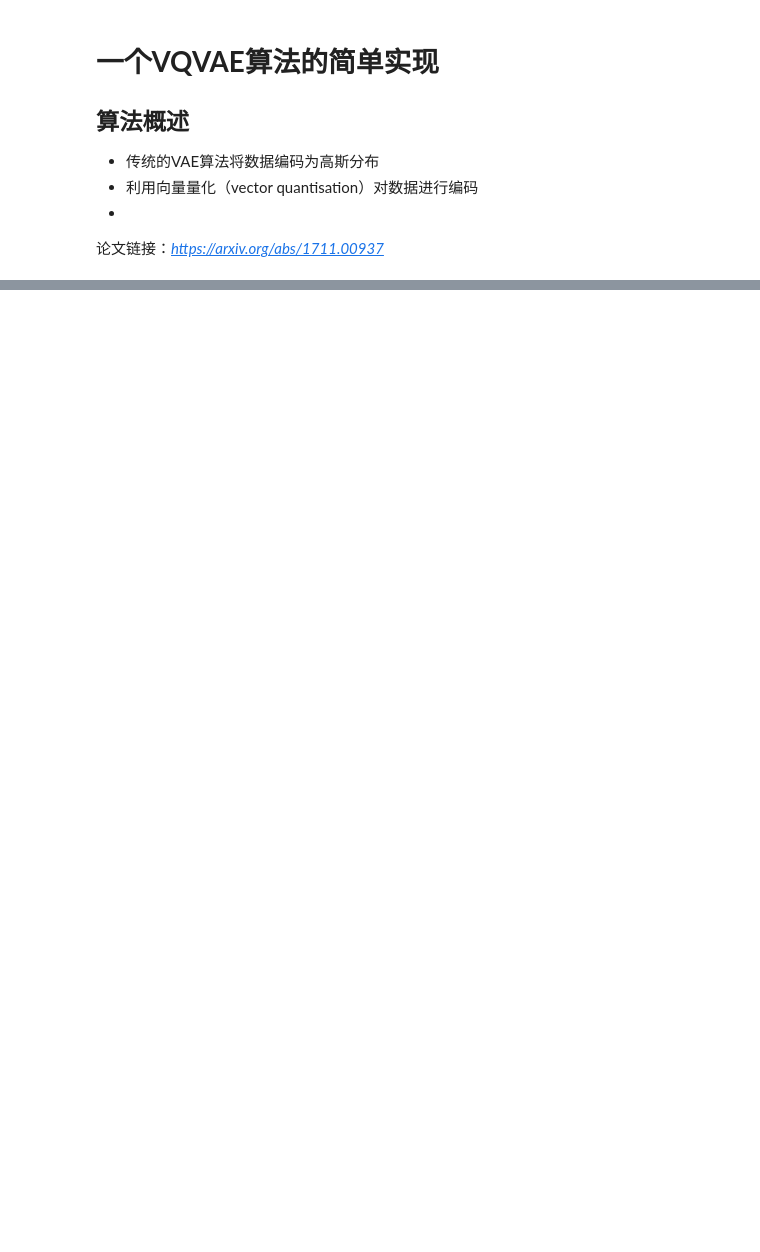
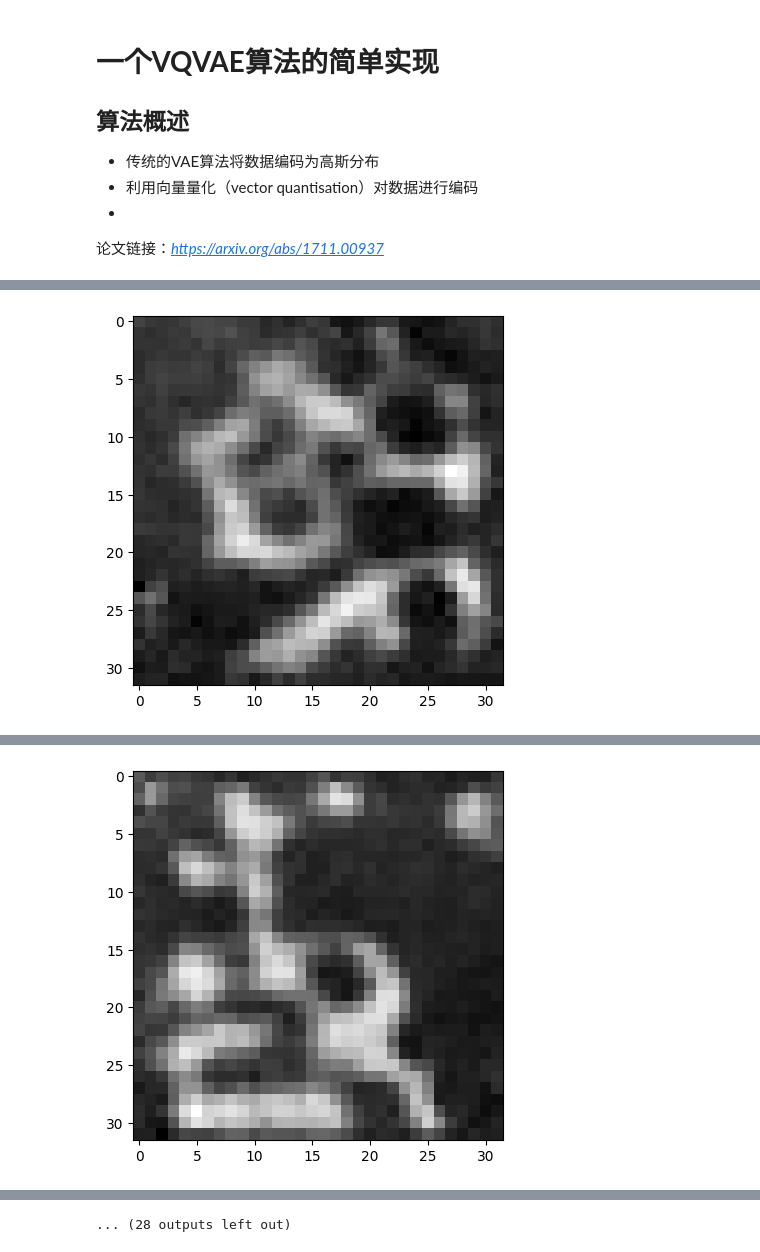
Before and after one commit to yangguanqunit/demo_code, a Jupyter notebook: generative_model/VQVAE.ipynb, the cells around one changed output, grey strips where cells are left out. Cells and saved outputs as stored; diff of their text form; code cells hidden in the pictures; blank space fills up the shorter version.

Commit message:
finished training process of vqvae

```diff
--- a/generative_model/VQVAE.ipynb
+++ b/generative_model/VQVAE.ipynb
@@ -131,20 +133,34 @@ class VQVAE(nn.Module):
     def __init__(self, h_dim, res_h_dim, n_res_layers,
                  n_embeddings, embedding_dim, beta, save_img_embedding_map=False):
         super(VQVAE, self).__init__()
-
         self.encoder = Encoder(1, h_dim,n_res_layers, res_h_dim)
         self.pre_quantization_conv = nn.Conv2d(h_dim, embedding_dim, kernel_size=1, stride=1) # n_embeddings is a large num usually
         self.vector_quantization = VectorQuantizer(n_embeddings, embedding_dim, beta)
         self.decoder = Decoder(embedding_dim, h_dim, n_res_layers, res_h_dim)
 
+        self.h_c = 512
+        self.h_w = 8
+        self.h_h = 8
+
     def forward(self, x, verbose=False):
         z_e = self.encoder(x)
-
         z_e = self.pre_quantization_conv(z_e)
         embedding_loss, z_q, perplexity, _, _ = self.vector_quantization(z_e)
         x_hat = self.decoder(z_q)
 
         return embedding_loss, x_hat, perplexity
+
+    @torch.no_grad()
+    def sample(self, num_samples): # 貌似这种随机index 的采样方法不能正常生成数据，需要训练一个pixelCNN网络
+        n_e = self.vector_quantization.n_e
+        e_dim = self.vector_quantization.e_dim
+
+        sample_idx = torch.randint(*(0, n_e), (num_samples * 64, 1)).to(device)
+        sample_emb = torch.zeros(sample_idx.shape[0], n_e).to(device)
+        sample_emb.scatter_(1, sample_idx, 1)
+        z_q = torch.matmul(sample_emb, self.vector_quantization.embedding.weight.detach()).view(num_samples,8,8,512).contiguous()
+        z_q = z_q.permute(0, 3, 1, 2).contiguous()
+        return self.decoder(z_q).cpu().numpy()
 # %%
 from datasets import load_dataset
 from torchvision.transforms import Compose
@@ -169,4 +185,19 @@ def transforms_(examples):
 transformed_dataset = dataset.with_transform(transforms_).remove_columns("label")
 
 dataloader = DataLoader(transformed_dataset["train"], batch_size=batch_size_train, shuffle=True)
+# %%
+%%capture
+# init model
+n_hiddens = 128
+n_residual_hiddens = 32
+n_residual_layers = 2
+n_embeddings = 64
+embedding_dim = 512
+beta = 0.25
+
+learning_rate = 1e-3
+
+model = VQVAE(n_hiddens, n_residual_hiddens, n_residual_layers, n_embeddings, embedding_dim, beta)
+optimizer = optim.Adam(model.parameters(), lr=learning_rate, amsgrad=True)
+model.to(device)
 # %%
@@ -225,0 +231,11 @@ KeyboardInterrupt:
+# %%
+import matplotlib.pyplot as plt
+def generate_image(images):
+    image = images[0,0,:,:]
+    plt.imshow(image, cmap='gray')
+    plt.show()
+# %%
+for epoch in range(20):
+    train(epoch+1)
+    generate_image(model.sample(1))
+# %% [output]
@@ -225,0 +260 @@ KeyboardInterrupt:
+[figure, added]
@@ -225,0 +279 @@ KeyboardInterrupt:
+[figure, added]
@@ -225,0 +356 @@ KeyboardInterrupt:
+... (28 outputs left out)
```
Also changed, not shown: parts of 4 cells of this notebook.
